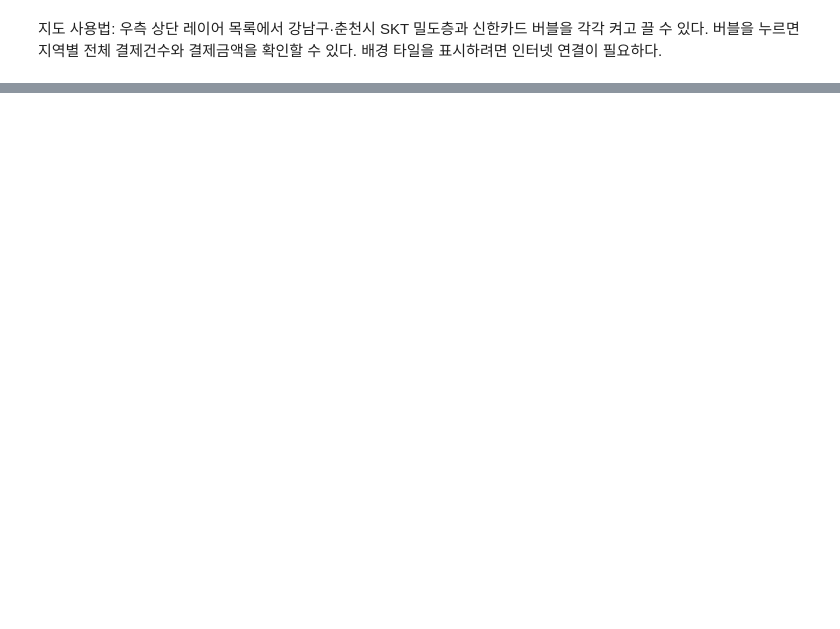
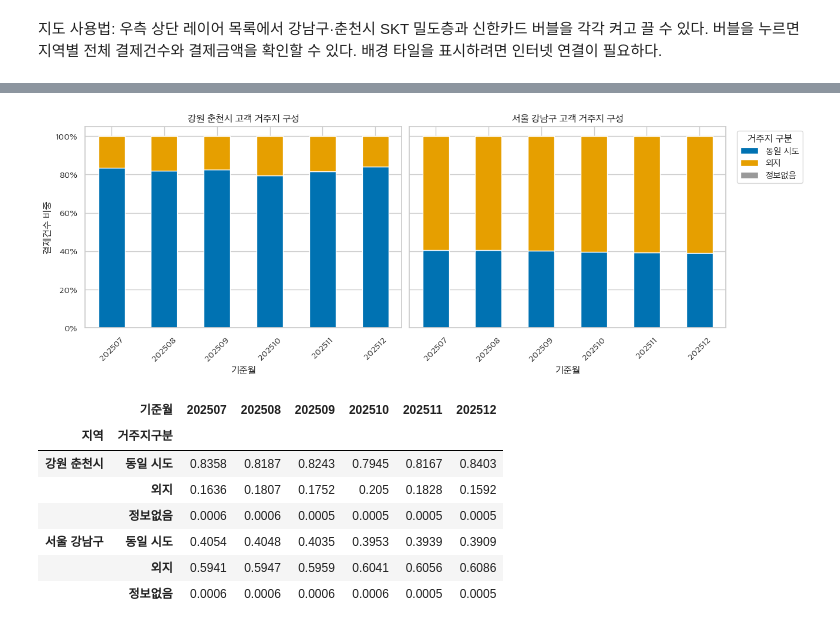
Before and after one commit to Team-Hambugi-Lab/bigcontest-social-isolation, a Jupyter notebook: notebooks/260922_EDA_provided_data_ljy.ipynb, the cells around one changed output, grey strips where cells are left out. Saved outputs shown, nothing was run; the diff lists cells and outputs as text; code cells hidden in the pictures; blank space fills up the shorter version.

```diff
--- a/notebooks/260922_EDA_provided_data_ljy.ipynb
+++ b/notebooks/260922_EDA_provided_data_ljy.ipynb
@@ -524,0 +932,56 @@ data_map
+# %%
+residence = (
+    pd.concat(residence_parts, ignore_index=True)
+    .groupby(["기준월", "MCT_SGG_CD", "CLN_SGG_CD"], as_index=False, dropna=False)["결제건수"]
+    .sum()
+    .rename(columns={"MCT_SGG_CD": "지역", "CLN_SGG_CD": "고객거주지"})
+)
+local_proxy = {"서울 강남구": "서울", "강원 춘천시": "강원"}
+residence["거주지구분"] = np.select(
+    [
+        residence["고객거주지"].eq("정보없음") | residence["고객거주지"].isna(),
+        residence.apply(lambda row: row["고객거주지"] == local_proxy[row["지역"]], axis=1),
+    ],
+    ["정보없음", "동일 시도"],
+    default="외지",
+)
+residence_share = residence.groupby(
+    ["기준월", "지역", "거주지구분"], as_index=False
+)["결제건수"].sum()
+residence_share["결제건수비중"] = residence_share["결제건수"] / residence_share.groupby(
+    ["기준월", "지역"]
+)["결제건수"].transform("sum")
+
+fig, axes = plt.subplots(1, 2, figsize=(13, 4.5), sharey=True, constrained_layout=True)
+residence_colors = {"동일 시도": "#0072B2", "외지": "#E69F00", "정보없음": "#999999"}
+for ax, region in zip(axes, sorted(EXPECTED_REGIONS), strict=True):
+    pivot = residence_share[residence_share["지역"] == region].pivot(
+        index="기준월", columns="거주지구분", values="결제건수비중"
+    )
+    pivot[["동일 시도", "외지", "정보없음"]].plot(
+        kind="bar",
+        stacked=True,
+        color=[residence_colors[column] for column in ["동일 시도", "외지", "정보없음"]],
+        ax=ax,
+    )
+    ax.set(title=f"{region} 고객 거주지 구성", xlabel="기준월", ylabel="결제건수 비중")
+    ax.yaxis.set_major_formatter(lambda value, _: f"{value:.0%}")
+    ax.tick_params(axis="x", rotation=45)
+    if ax is not axes[-1]:
+        ax.get_legend().remove()
+axes[-1].legend(title="거주지 구분", bbox_to_anchor=(1.02, 1), loc="upper left")
+plt.show()
+
+residence_share.pivot_table(
+    index=["지역", "거주지구분"], columns="기준월", values="결제건수비중"
+).round(4)
+# %% [output]
+[figure, added]
+|  | 기준월 | 202507 | 202508 | 202509 | 202510 | 202511 | 202512 |
+| 지역 | 거주지구분 |  |  |  |  |  |  |
+| 강원 춘천시 | 동일 시도 | 0.8358 | 0.8187 | 0.8243 | 0.7945 | 0.8167 | 0.8403 |
+|  | 외지 | 0.1636 | 0.1807 | 0.1752 | 0.205 | 0.1828 | 0.1592 |
+|  | 정보없음 | 0.0006 | 0.0006 | 0.0005 | 0.0005 | 0.0005 | 0.0005 |
+| 서울 강남구 | 동일 시도 | 0.4054 | 0.4048 | 0.4035 | 0.3953 | 0.3939 | 0.3909 |
+|  | 외지 | 0.5941 | 0.5947 | 0.5959 | 0.6041 | 0.6056 | 0.6086 |
+|  | 정보없음 | 0.0006 | 0.0006 | 0.0006 | 0.0006 | 0.0005 | 0.0005 |
```
Also changed, not shown: parts of 21 cells of this notebook.
